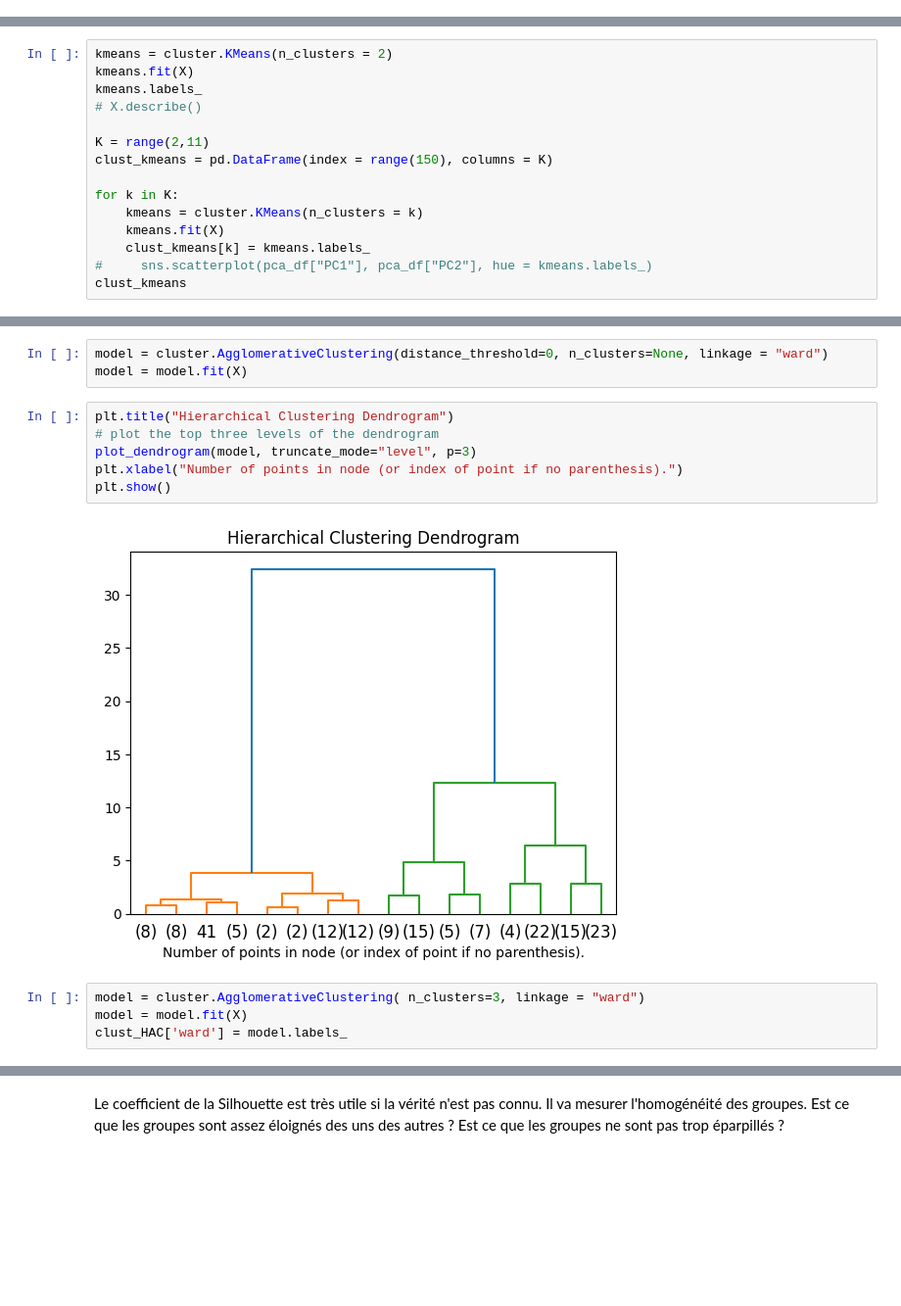
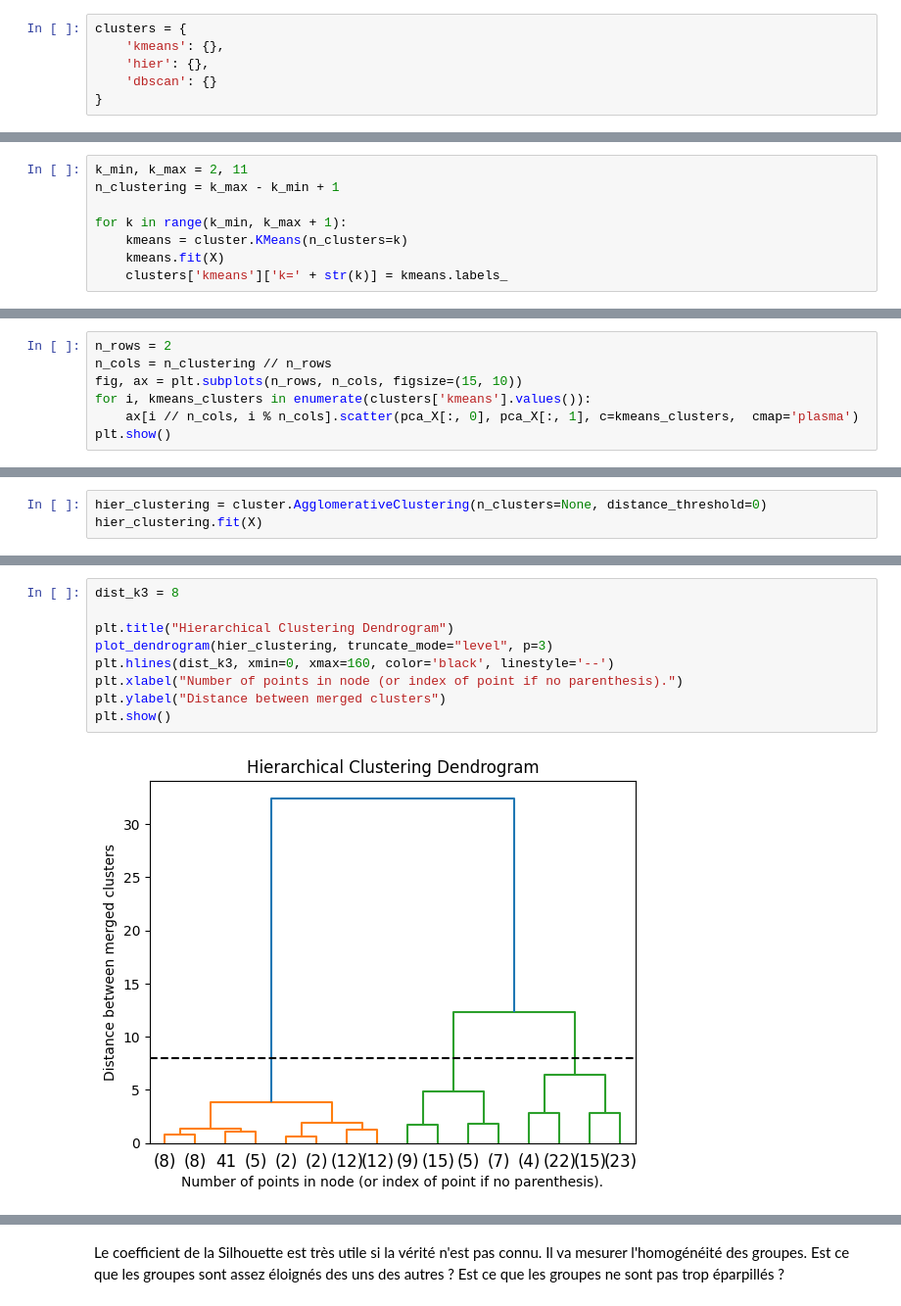
Before and after one commit to Romain3Ch216/ML-2A, a Jupyter notebook: corr/B/notebook-clustering-corr.ipynb, the cells around one changed output, grey strips where cells are left out. Shown at 98% size. Drawn from its saved outputs; the diff is of its cells as text; blank space fills up the shorter version.

```diff
--- a/corr/B/notebook-clustering-corr.ipynb
+++ b/corr/B/notebook-clustering-corr.ipynb
@@ -135 +108,7 @@ pca_df
+# %%
+clusters = {
+    'kmeans': {},
+    'hier': {},
+    'dbscan': {}
+}
 # %% [markdown]
@@ -158,15 +118,8 @@ from sklearn import cluster
 # %%
-kmeans = cluster.KMeans(n_clusters = 2)
-kmeans.fit(X)
-kmeans.labels_
-# X.describe()
+k_min, k_max = 2, 11
+n_clustering = k_max - k_min + 1
 
-K = range(2,11)
-clust_kmeans = pd.DataFrame(index = range(150), columns = K)
-
-for k in K:
-    kmeans = cluster.KMeans(n_clusters = k)
+for k in range(k_min, k_max + 1):
+    kmeans = cluster.KMeans(n_clusters=k)
     kmeans.fit(X)
-    clust_kmeans[k] = kmeans.labels_
-#     sns.scatterplot(pca_df["PC1"], pca_df["PC2"], hue = kmeans.labels_)
-clust_kmeans
+    clusters['kmeans']['k=' + str(k)] = kmeans.labels_
@@ -196,0 +126,7 @@ sns.scatterplot(x=pca_df["PC1"], y=pca_df["PC2"], hue = clust_kmeans[7])
+# %%
+n_rows = 2
+n_cols = n_clustering // n_rows
+fig, ax = plt.subplots(n_rows, n_cols, figsize=(15, 10))
+for i, kmeans_clusters in enumerate(clusters['kmeans'].values()):
+    ax[i // n_cols, i % n_cols].scatter(pca_X[:, 0], pca_X[:, 1], c=kmeans_clusters,  cmap='plasma')
+plt.show()
@@ -208,0 +145,3 @@ Dans ce cas, il n'y a pas a priori un nombre de clusters à préciser. Il peut
+# %%
+hier_clustering = cluster.AgglomerativeClustering(n_clusters=None, distance_threshold=0)
+hier_clustering.fit(X)
@@ -237,15 +204,11 @@ clust_HAC.columns = ['ward', 'complete', 'average', 'single']
-# %%
-model = cluster.AgglomerativeClustering(distance_threshold=0, n_clusters=None, linkage = "ward")
-model = model.fit(X)
 # %%
+dist_k3 = 8
+
 plt.title("Hierarchical Clustering Dendrogram")
-# plot the top three levels of the dendrogram
-plot_dendrogram(model, truncate_mode="level", p=3)
+plot_dendrogram(hier_clustering, truncate_mode="level", p=3)
+plt.hlines(dist_k3, xmin=0, xmax=160, color='black', linestyle='--')
 plt.xlabel("Number of points in node (or index of point if no parenthesis).")
+plt.ylabel("Distance between merged clusters")
 plt.show()
 # %% [output]
-[figure, old version]
+[figure, new version]
-# %%
-model = cluster.AgglomerativeClustering( n_clusters=3, linkage = "ward")
-model = model.fit(X)
-clust_HAC['ward'] = model.labels_
```
Also changed, not shown: parts of 70 cells of this notebook.
